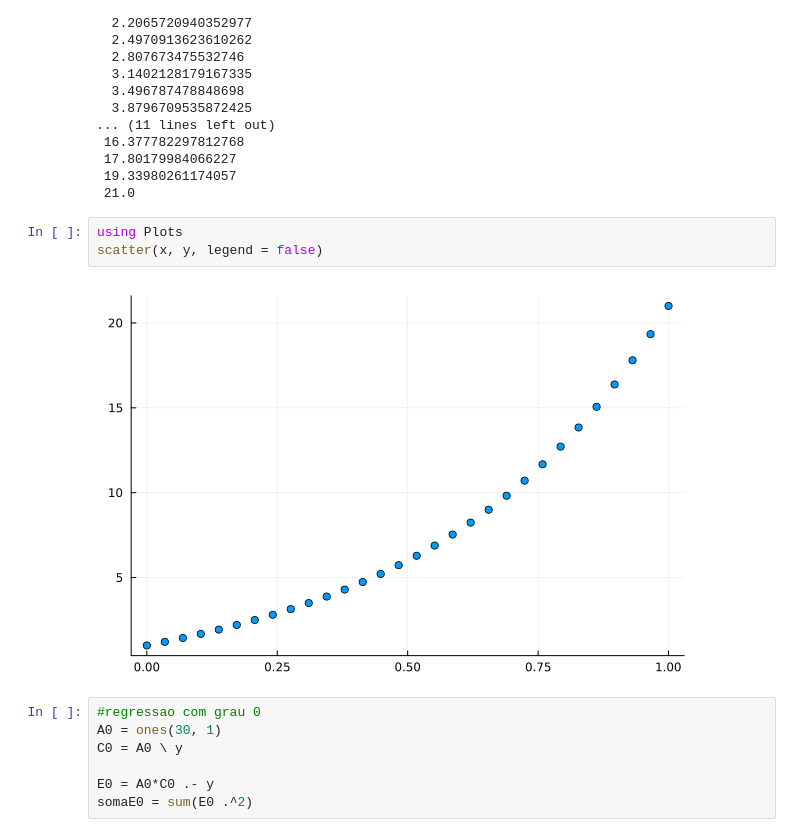
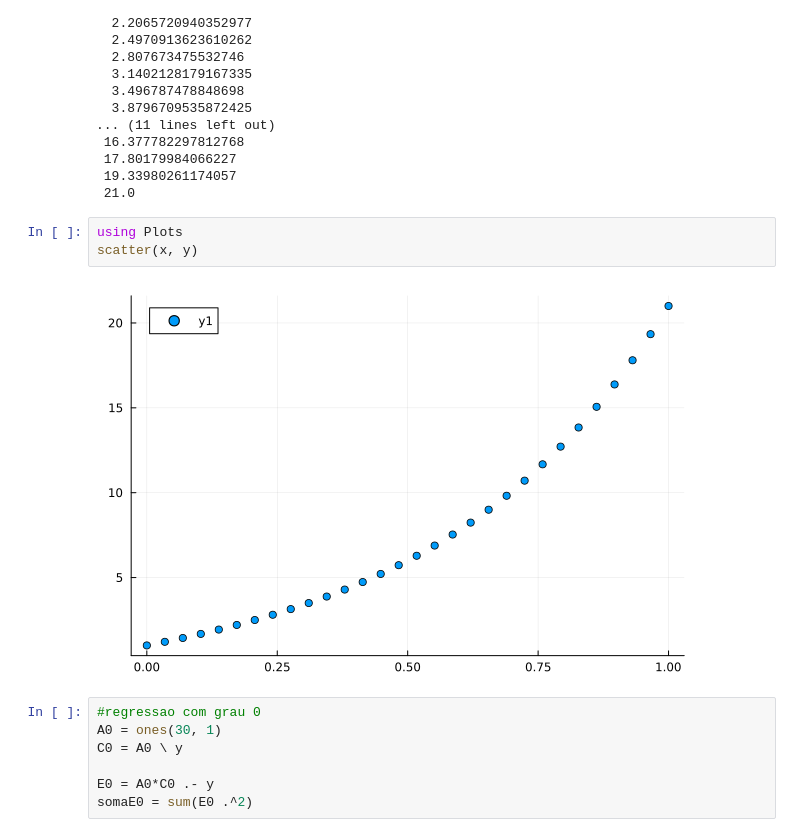
Before and after one commit to GuerraVitor/cocada, a Jupyter notebook: q31v2.ipynb, the cells around one changed output. Drawn from its saved outputs; the diff is of its cells as text.

```diff
--- a/q31v2.ipynb
+++ b/q31v2.ipynb
@@ -25,9 +25,9 @@ y = a1*x .+ a2*x.^2 .+ a3*x.^3 .+ a4*x.^4 .+ a5*x.^5 .+ a6
  21.0
 # %%
 using Plots
-scatter(x, y, legend = false)
+scatter(x, y)
 # %% [output]
-[figure, old version]
+[figure, new version]
 # %%
 #regressao com grau 0
 A0 = ones(30, 1)
```
Also changed, not shown: parts of 9 cells of this notebook, 2 other files.
